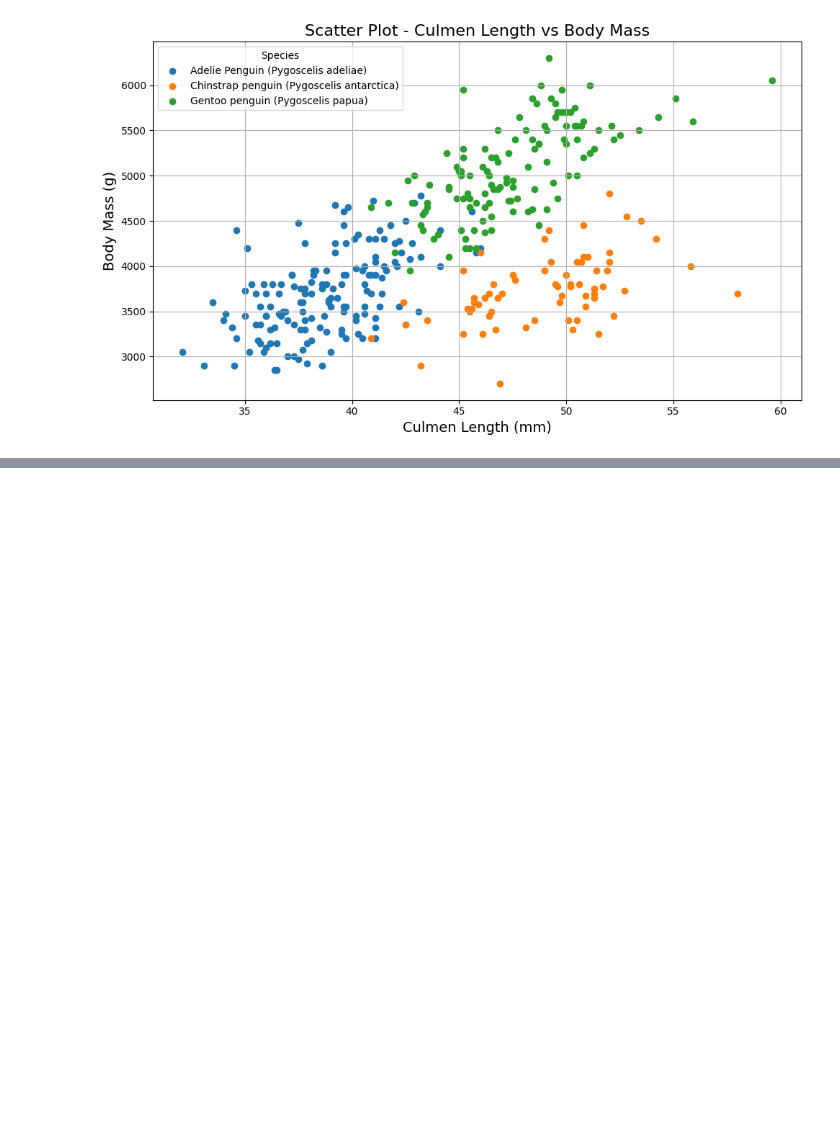
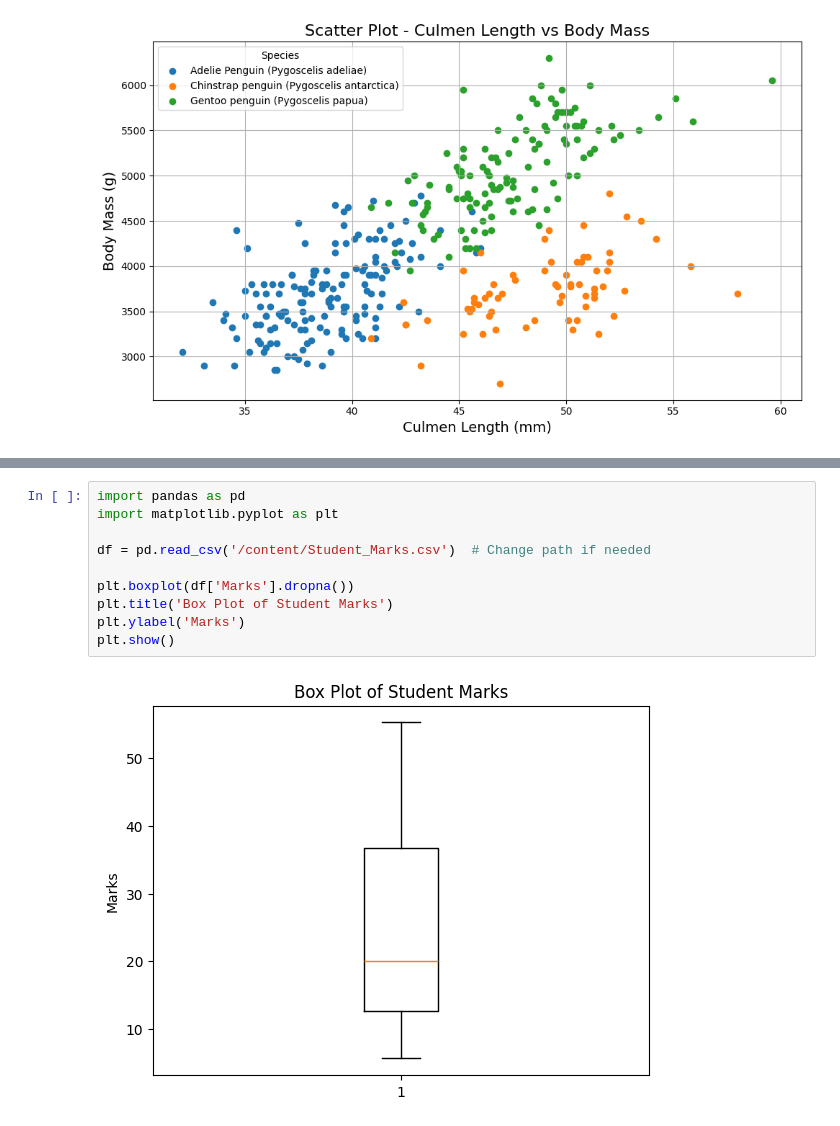
Before and after one commit to Nohan28/aiml, a Jupyter notebook: nohan23CS028.ipynb, the cells around one changed output, grey strips where cells are left out. Drawn from its saved outputs; the diff is of its cells as text; blank space fills up the shorter version.

```diff
--- a/nohan23CS028.ipynb
+++ b/nohan23CS028.ipynb
@@ -1247,0 +1259,12 @@ plt.show()
+# %%
+import pandas as pd
+import matplotlib.pyplot as plt
+
+df = pd.read_csv('/content/Student_Marks.csv')  # Change path if needed
+
+plt.boxplot(df['Marks'].dropna())
+plt.title('Box Plot of Student Marks')
+plt.ylabel('Marks')
+plt.show()
+# %% [output]
+[figure, added]
```
Also changed, not shown: parts of 3 cells of this notebook.
